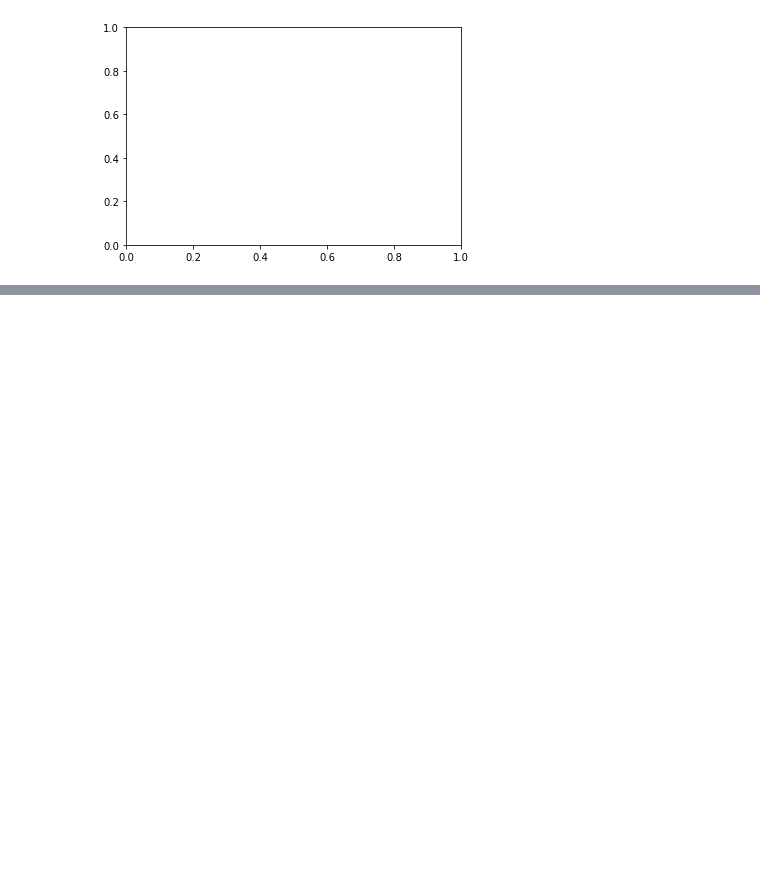
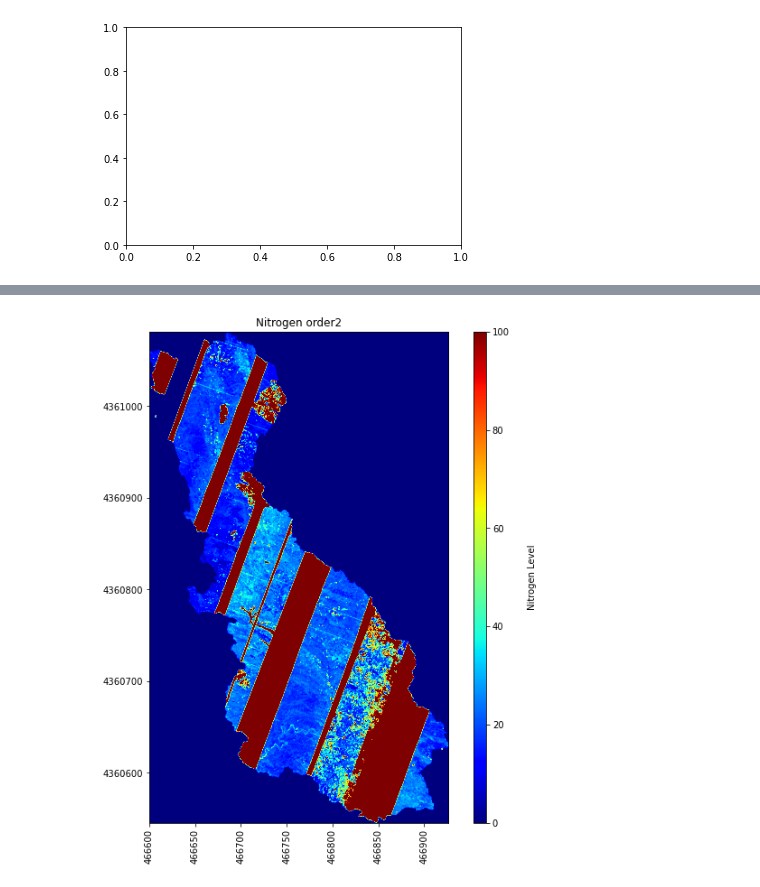
Before and after one commit to gnarledbranches/ea-2021-final-project-fire-histories-for-hydrologic-modeling, a Jupyter notebook: aviris.ipynb, the cells around one changed output, grey strips where cells are left out. Cells and saved outputs as stored; diff of their text form; code cells hidden in the pictures; blank space fills up the shorter version.

```diff
--- a/aviris.ipynb
+++ b/aviris.ipynb
@@ -360,0 +408,3 @@ plot_array(nitrogen_crop_array_gdal[:,:,0],
+# %%
+nitrogen_crop_array_gdal_order2, nitrogen_crop_gdal_order2_metadata = raster2array(
+    nitrogen_mosaic_path_order2)
@@ -360,0 +480,12 @@ plot_array(nitrogen_crop_array_gdal[:,:,0],
+# %%
+fig, ax = plt.subplots(figsize=(10,10))
+
+
+plot_array(nitrogen_crop_array_gdal_order2[:,:,0],
+           nitrogen_crop_gdal_order2_metadata['extent'],
+           (0,100),
+           title='Nitrogen order2',
+           cmap_title='Nitrogen Level',
+           colormap='jet')
+# %% [output]
+[figure, added]
```
Also changed, not shown: parts of 59 cells of this notebook.
